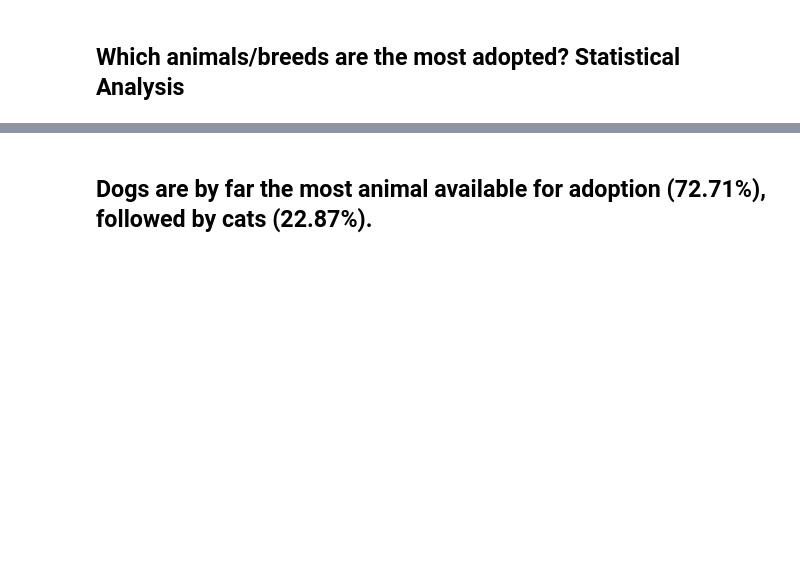
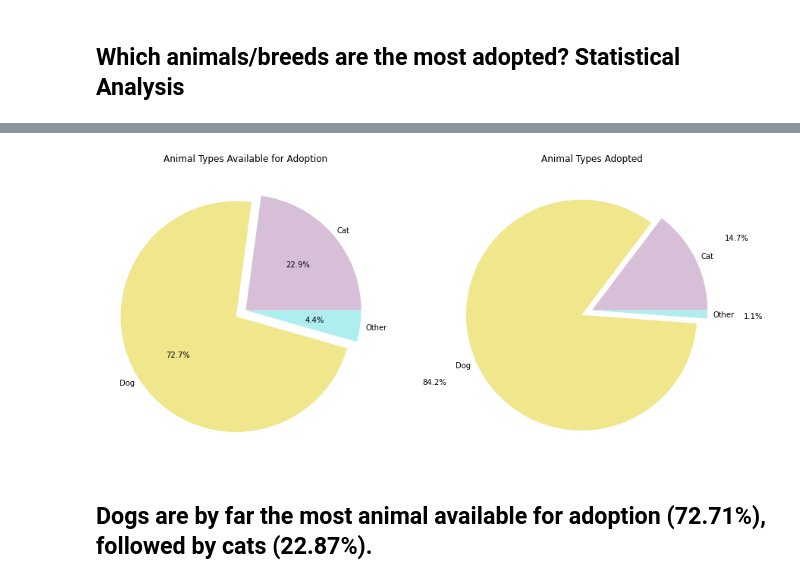
Before and after one commit to jconcha56429/Project1, a Jupyter notebook: Adopted.ipynb, the cells around one changed output, grey strips where cells are left out. Saved outputs shown, nothing was run; the diff lists cells and outputs as text; code cells hidden in the pictures; blank space fills up the shorter version.

Commit message:
Created other category; updated plots

```diff
--- a/Adopted.ipynb
+++ b/Adopted.ipynb
@@ -16,9 +29,16 @@ dal_adopted
 # %%
 # Creating dataframe for animal type adopted bar chart
-adopt_count = dal_adopted.groupby('Animal Type').count()
+# Find 3 smaller animal types and change to other
+adopt_other = dal_adopted.replace(to_replace =['BIRD', 'LIVESTOCK', 'WILDLIFE'], value ='OTHER')
+adopt_count = adopt_other.groupby('Animal Type').count()
 adopt_count = adopt_count.drop(columns='Animal Breed')
 adopt_count = adopt_count.rename(columns={'Outcome Type':'Total Adopted'})
-dal_count = dallas_data.groupby('Animal Type').count()
+
+# Find 3 smaller animal types and change to other
+dal_other = dallas_data.replace(to_replace =['BIRD', 'LIVESTOCK', 'WILDLIFE'], value ='OTHER')
+dal_count = dal_other.groupby('Animal Type').count()
+dal_count.drop('D', inplace=True)
+
 adopt_count['Total Available'] = dal_count['Outcome Type']
 adopt_count['Percent Adopted'] = (adopt_count['Total Adopted'] / adopt_count['Total Available']) * 100
 adopt_count['Percent Adopted'] = adopt_count['Percent Adopted'].map("{:.2f}%".format)
@@ -30,25 +59,23 @@ plt.show()
 # %%
-colors = ['r', 'b', 'g', 'c', 'y']
-labels = ['Bird','Cat','Dog','Livestock','Wildlife']
+colors = ['thistle', 'khaki', 'paleturquoise']
+labels = ['Cat','Dog','Other']
 
 #ax1,ax2 refer to two pies - 1, 2 is 1 row, 2 columns; 2, 1 is 2 rows, 1 column
 fig, (ax1,ax2) = plt.subplots(1,2,figsize=(15,15))
 
 # Pie showing total number of animal types available for adoption
 ax1.pie(adopt_count['Total Available'], colors=colors, labels=labels, labeldistance=1.05,
-        explode=(0, 0, 0.1, 0, 0), autopct="%1.1f%%", pctdistance=1.5)
-#for wedge in ax1[0]:
-#    wedge.set_edgecolor('white')
+        explode=(0, 0.1, 0), autopct="%1.1f%%")
 ax1.set_title("Animal Types Available for Adoption")
 
 # Pie showing total number of animal types adopted
 ax2.pie(adopt_count['Total Adopted'], colors=colors, labels=labels, labeldistance=1.05,
-        explode=(0, 0, 0.1, 0, 0), autopct="%1.1f%%", pctdistance=1.5)
-#for wedge in adopt_pie[0]:
-#    wedge.set_edgecolor('white')
+        explode=(0, 0.1, 0), autopct="%1.1f%%", pctdistance=1.4)
 ax2.set_title("Animal Types Adopted")
 
 plt.show()
+# %% [output]
+[figure, added]
 # %% [markdown]
 ## Dogs are by far the most animal available for adoption (72.71%), followed by cats (22.87%).
 # %%
```
Also changed, not shown: parts of 17 cells of this notebook, 1 other file.
